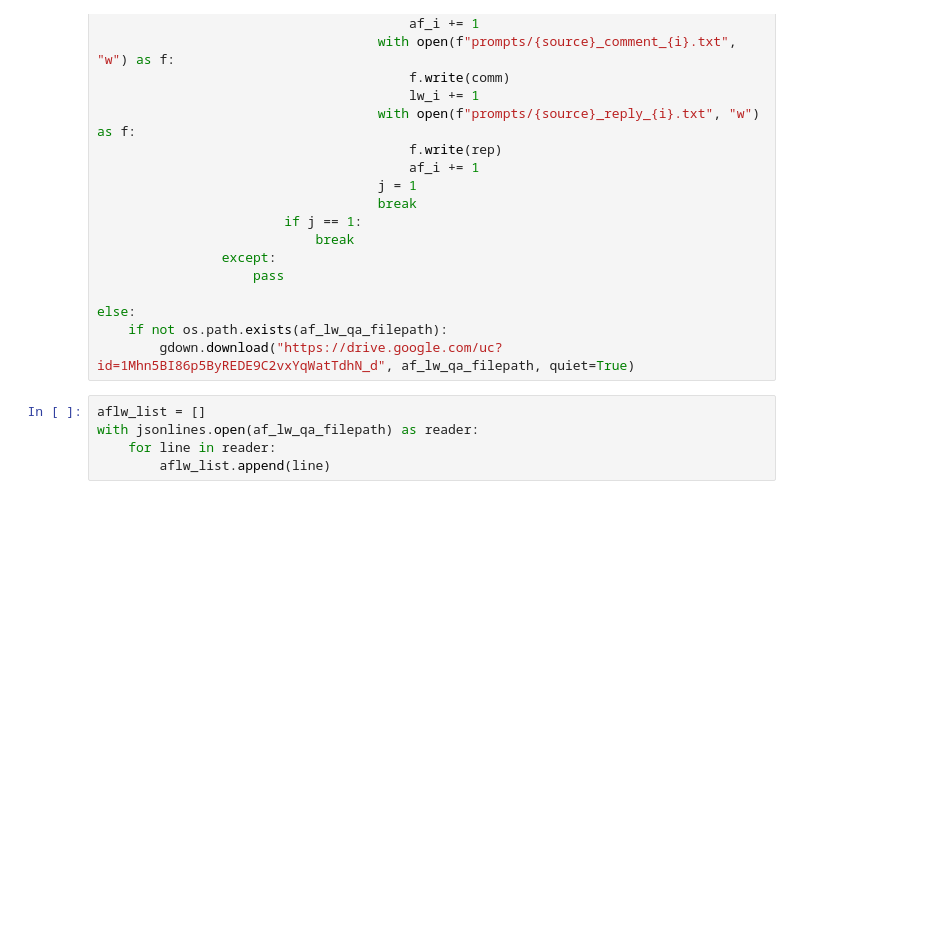
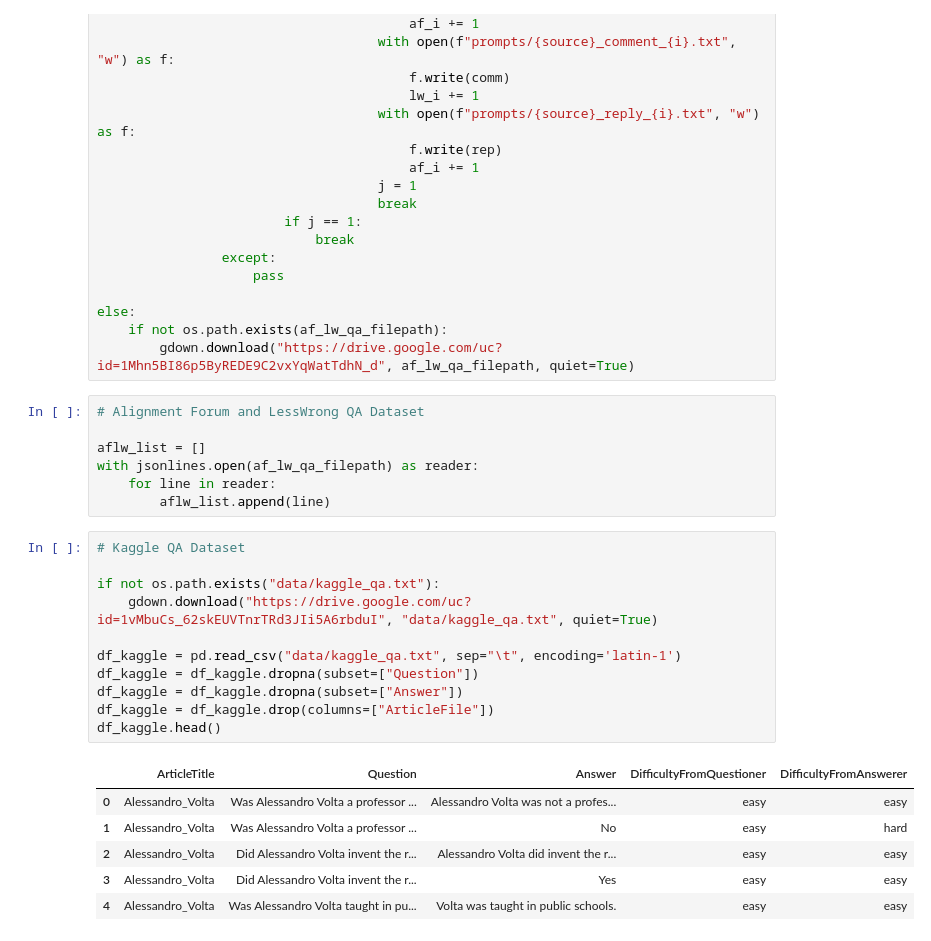
Before and after one commit to JayThibs/aligning-language-models, a Jupyter notebook: gpt_alignment.ipynb, the cells around one changed output. Saved outputs shown, nothing was run; the diff lists cells and outputs as text; blank space fills up the shorter version.

```diff
--- a/gpt_alignment.ipynb
+++ b/gpt_alignment.ipynb
@@ -610,7 +619,27 @@ else:
     if not os.path.exists(af_lw_qa_filepath):
         gdown.download("https://drive.google.com/uc?id=1Mhn5BI86p5ByREDE9C2vxYqWatTdhN_d", af_lw_qa_filepath, quiet=True)
 # %%
+# Alignment Forum and LessWrong QA Dataset
+
 aflw_list = []
 with jsonlines.open(af_lw_qa_filepath) as reader:
     for line in reader:
         aflw_list.append(line)
+# %%
+# Kaggle QA Dataset
+
+if not os.path.exists("data/kaggle_qa.txt"):
+    gdown.download("https://drive.google.com/uc?id=1vMbuCs_62skEUVTnrTRd3JIi5A6rbduI", "data/kaggle_qa.txt", quiet=True)
+
+df_kaggle = pd.read_csv("data/kaggle_qa.txt", sep="\t", encoding='latin-1')
+df_kaggle = df_kaggle.dropna(subset=["Question"])
+df_kaggle = df_kaggle.dropna(subset=["Answer"])
+df_kaggle = df_kaggle.drop(columns=["ArticleFile"])
+df_kaggle.head()
+# %% [output]
+|  | ArticleTitle | Question | Answer | DifficultyFromQuestioner | DifficultyFromAnswerer |
+| 0 | Alessandro_Volta | Was Alessandro Volta a professor ... | Alessandro Volta was not a profes... | easy | easy |
+| 1 | Alessandro_Volta | Was Alessandro Volta a professor ... | No | easy | hard |
+| 2 | Alessandro_Volta | Did Alessandro Volta invent the r... | Alessandro Volta did invent the r... | easy | easy |
+| 3 | Alessandro_Volta | Did Alessandro Volta invent the r... | Yes | easy | easy |
+| 4 | Alessandro_Volta | Was Alessandro Volta taught in pu... | Volta was taught in public schools. | easy | easy |
```
Also changed, not shown: parts of 10 cells of this notebook.
